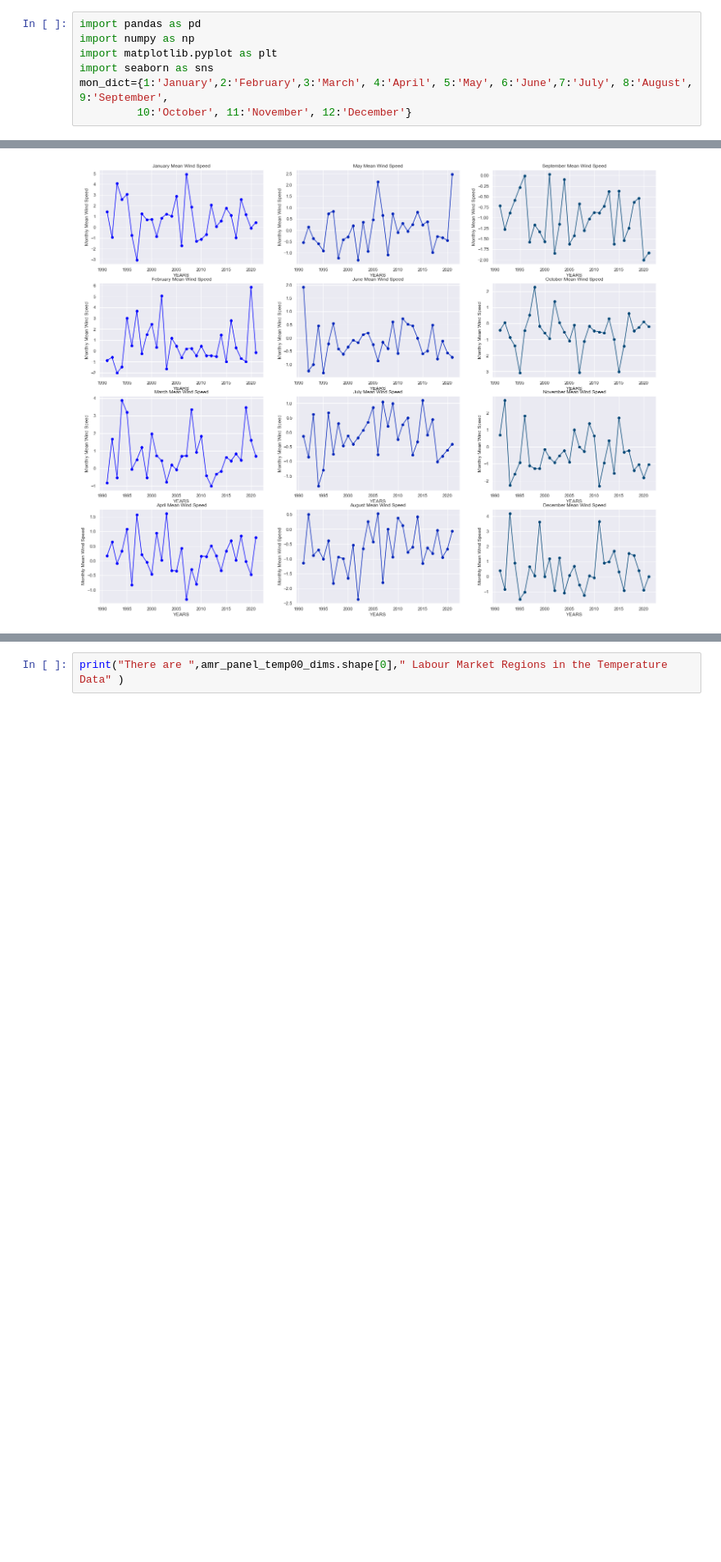
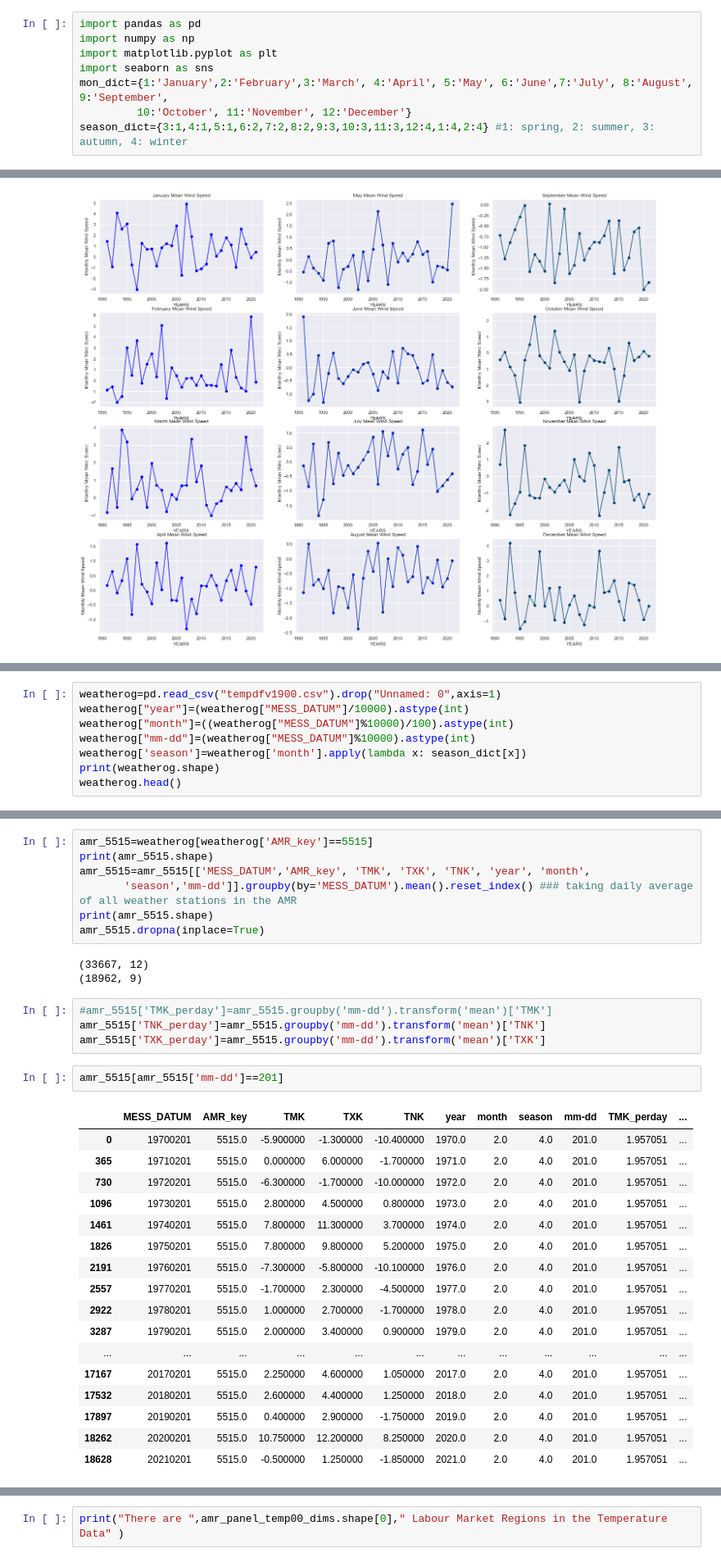
Before and after one commit to VolkaneicFox/IWH-Research, a Jupyter notebook: temperatureDatav1.ipynb, the cells around one changed output, grey strips where cells are left out. Shown at 82% size. Cells and saved outputs as stored; diff of their text form; blank space fills up the shorter version.

```diff
--- a/temperatureDatav1.ipynb
+++ b/temperatureDatav1.ipynb
@@ -5,5 +5,6 @@ import matplotlib.pyplot as plt
 import seaborn as sns
 mon_dict={1:'January',2:'February',3:'March', 4:'April', 5:'May', 6:'June',7:'July', 8:'August', 9:'September',
          10:'October', 11:'November', 12:'December'}
+season_dict={3:1,4:1,5:1,6:2,7:2,8:2,9:3,10:3,11:3,12:4,1:4,2:4} #1: spring, 2: summer, 3: autumn, 4: winter
 # %% [raw]
             The initial idea is to observe the broader trends in climate
@@ -244,0 +271,8 @@ Index(['STATIONS_ID', 'MESS_DATUM', 'QN_3', 'Stationsname', 'AMR_key', 'TMK',
+# %%
+weatherog=pd.read_csv("tempdfv1900.csv").drop("Unnamed: 0",axis=1)
+weatherog["year"]=(weatherog["MESS_DATUM"]/10000).astype(int)
+weatherog["month"]=((weatherog["MESS_DATUM"]%10000)/100).astype(int)
+weatherog["mm-dd"]=(weatherog["MESS_DATUM"]%10000).astype(int)
+weatherog['season']=weatherog['month'].apply(lambda x: season_dict[x])
+print(weatherog.shape)
+weatherog.head()
@@ -244,0 +299,34 @@ Index(['STATIONS_ID', 'MESS_DATUM', 'QN_3', 'Stationsname', 'AMR_key', 'TMK',
+# %%
+amr_5515=weatherog[weatherog['AMR_key']==5515]
+print(amr_5515.shape)
+amr_5515=amr_5515[['MESS_DATUM','AMR_key', 'TMK', 'TXK', 'TNK', 'year', 'month',
+       'season','mm-dd']].groupby(by='MESS_DATUM').mean().reset_index() ### taking daily average of all weather stations in the AMR
+print(amr_5515.shape)
+amr_5515.dropna(inplace=True)
+# %% [output]
+(33667, 12)
+(18962, 9)
+# %%
+#amr_5515['TMK_perday']=amr_5515.groupby('mm-dd').transform('mean')['TMK']
+amr_5515['TNK_perday']=amr_5515.groupby('mm-dd').transform('mean')['TNK']
+amr_5515['TXK_perday']=amr_5515.groupby('mm-dd').transform('mean')['TXK']
+# %%
+amr_5515[amr_5515['mm-dd']==201]
+# %% [output]
+|  | MESS_DATUM | AMR_key | TMK | TXK | TNK | year | month | season | mm-dd | TMK_perday | ... |
+| 0 | 19700201 | 5515.0 | -5.900000 | -1.300000 | -10.400000 | 1970.0 | 2.0 | 4.0 | 201.0 | 1.957051 | ... |
+| 365 | 19710201 | 5515.0 | 0.000000 | 6.000000 | -1.700000 | 1971.0 | 2.0 | 4.0 | 201.0 | 1.957051 | ... |
+| 730 | 19720201 | 5515.0 | -6.300000 | -1.700000 | -10.000000 | 1972.0 | 2.0 | 4.0 | 201.0 | 1.957051 | ... |
+| 1096 | 19730201 | 5515.0 | 2.800000 | 4.500000 | 0.800000 | 1973.0 | 2.0 | 4.0 | 201.0 | 1.957051 | ... |
+| 1461 | 19740201 | 5515.0 | 7.800000 | 11.300000 | 3.700000 | 1974.0 | 2.0 | 4.0 | 201.0 | 1.957051 | ... |
+| 1826 | 19750201 | 5515.0 | 7.800000 | 9.800000 | 5.200000 | 1975.0 | 2.0 | 4.0 | 201.0 | 1.957051 | ... |
+| 2191 | 19760201 | 5515.0 | -7.300000 | -5.800000 | -10.100000 | 1976.0 | 2.0 | 4.0 | 201.0 | 1.957051 | ... |
+| 2557 | 19770201 | 5515.0 | -1.700000 | 2.300000 | -4.500000 | 1977.0 | 2.0 | 4.0 | 201.0 | 1.957051 | ... |
+| 2922 | 19780201 | 5515.0 | 1.000000 | 2.700000 | -1.700000 | 1978.0 | 2.0 | 4.0 | 201.0 | 1.957051 | ... |
+| 3287 | 19790201 | 5515.0 | 2.000000 | 3.400000 | 0.900000 | 1979.0 | 2.0 | 4.0 | 201.0 | 1.957051 | ... |
+| ... | ... | ... | ... | ... | ... | ... | ... | ... | ... | ... | ... |
+| 17167 | 20170201 | 5515.0 | 2.250000 | 4.600000 | 1.050000 | 2017.0 | 2.0 | 4.0 | 201.0 | 1.957051 | ... |
+| 17532 | 20180201 | 5515.0 | 2.600000 | 4.400000 | 1.250000 | 2018.0 | 2.0 | 4.0 | 201.0 | 1.957051 | ... |
+| 17897 | 20190201 | 5515.0 | 0.400000 | 2.900000 | -1.750000 | 2019.0 | 2.0 | 4.0 | 201.0 | 1.957051 | ... |
+| 18262 | 20200201 | 5515.0 | 10.750000 | 12.200000 | 8.250000 | 2020.0 | 2.0 | 4.0 | 201.0 | 1.957051 | ... |
+| 18628 | 20210201 | 5515.0 | -0.500000 | 1.250000 | -1.850000 | 2021.0 | 2.0 | 4.0 | 201.0 | 1.957051 | ... |
```
Also changed, not shown: parts of 19 cells of this notebook.
